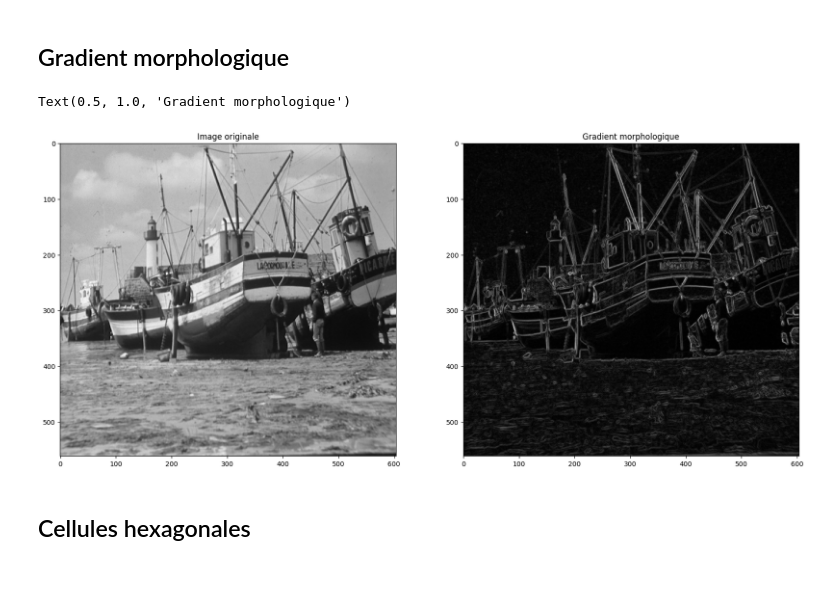
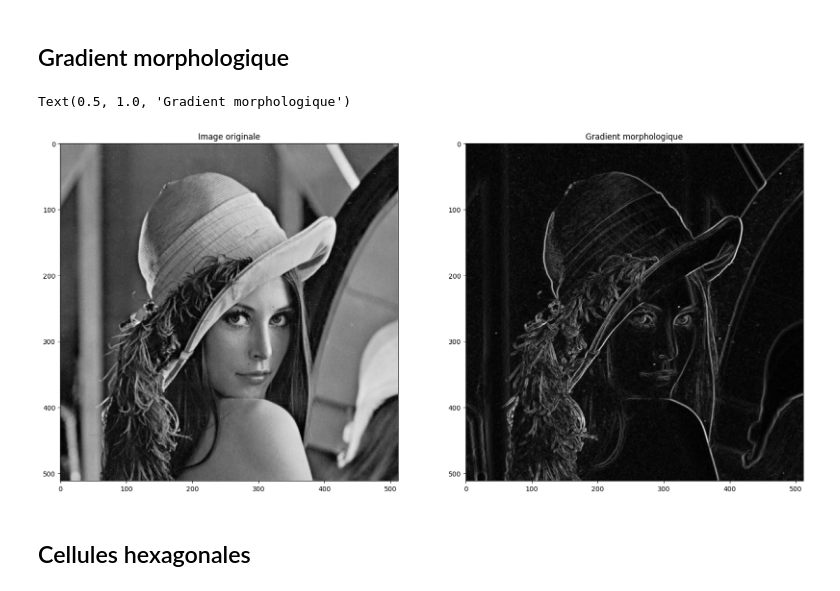
Before and after one commit to Planeurzik/Waterpixels, a Jupyter notebook: water1.ipynb, the cells around one changed output. Cells and saved outputs as stored; diff of their text form; code cells hidden in the pictures.

```diff
--- a/water1.ipynb
+++ b/water1.ipynb
@@ -12,27 +12,27 @@ import scipy.spatial as sp
 # %% [markdown]
 ## Gradient morphologique
 # %%
-img = io.imread('images/bat.tif')
+img = io.imread('images/lena.tif')
 
 
 
 def gradmorpho(img):
 
     se = morpho.disk(1)
     morpho_grad = morpho.dilation(img,se) - morpho.erosion(img, se)
 
     return morpho_grad
 
 grad_morpho = gradmorpho(img)
 
 fig,ax = plt.subplots(1,2,figsize = (20,15))
 ax[0].imshow(img,cmap='gray')
 ax[0].set_title('Image originale')
 ax[1].imshow(grad_morpho,cmap = "gray")
 ax[1].set_title('Gradient morphologique')
 # %% [output]
 Text(0.5, 1.0, 'Gradient morphologique')
-[figure, old version]
+[figure, new version]
 # %% [markdown]
 ## Cellules hexagonales
 # %%
```
Also changed, not shown: parts of 4 cells of this notebook.
